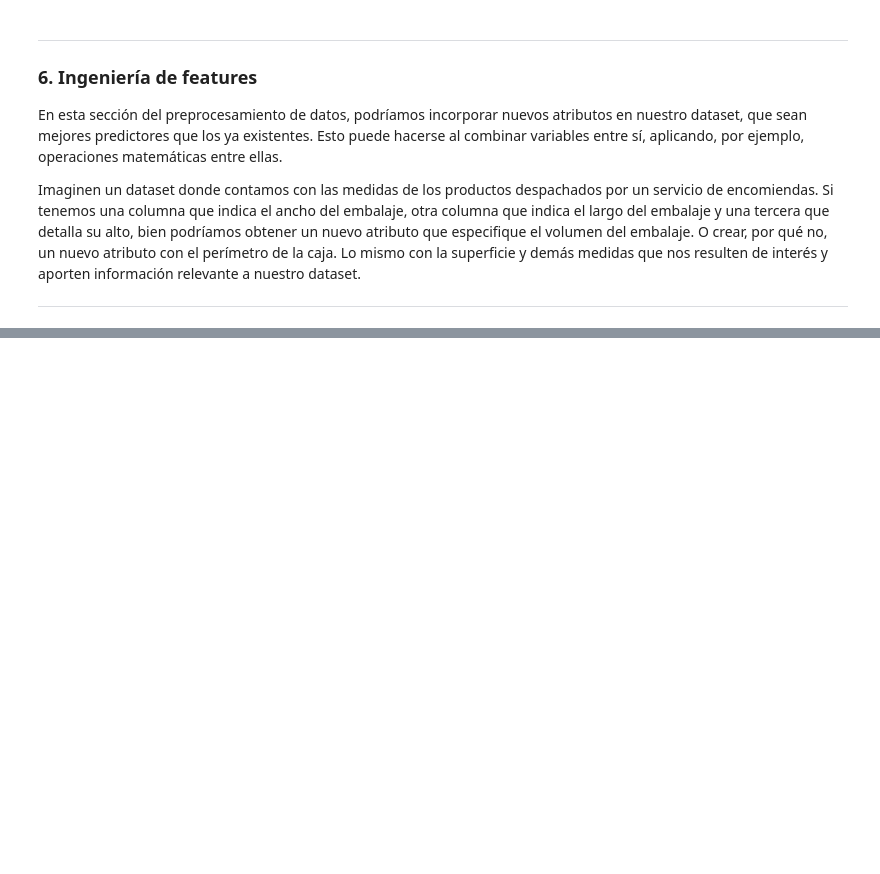
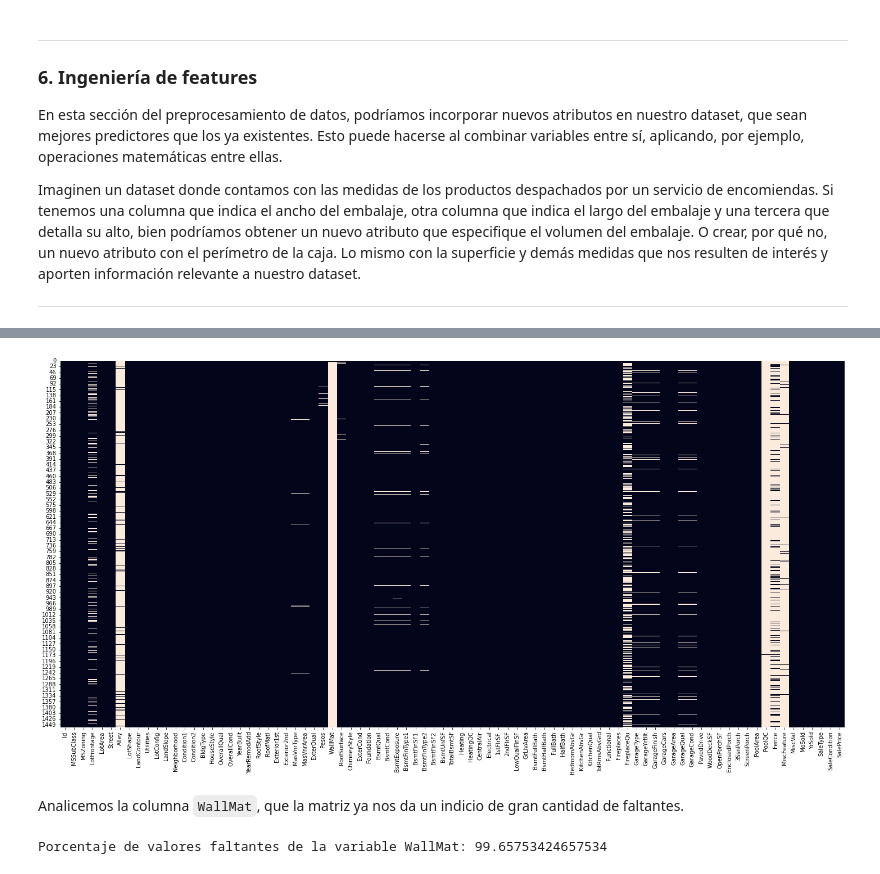
Before and after one commit to Heizhem/Workshop_Preprocesamiento, a Jupyter notebook: Preprocesamiento.ipynb, the cells around one changed output, grey strips where cells are left out. Cells and saved outputs as stored; diff of their text form; code cells hidden in the pictures; blank space fills up the shorter version.

```diff
--- a/Preprocesamiento.ipynb
+++ b/Preprocesamiento.ipynb
@@ -182,0 +269,14 @@ Imaginen un dataset donde contamos con las medidas de los productos despachados
+# %%
+# Otra forma de visualizar la matriz con seaborn
+
+plt.figure(figsize= (25,12))
+sns.heatmap(data.isnull(), cbar=False)
+plt.show()
+# %% [output]
+[figure, added]
+# %% [markdown]
+Analicemos la columna `WallMat`, que la matriz ya nos da un indicio de gran cantidad de faltantes.
+# %%
+print('Porcentaje de valores faltantes de la variable WallMat:', (data.WallMat.isnull().sum()/len(data)) * 100)
+# %% [output]
+Porcentaje de valores faltantes de la variable WallMat: 99.65753424657534
```
Also changed, not shown: parts of 49 cells of this notebook, 1 other file.
